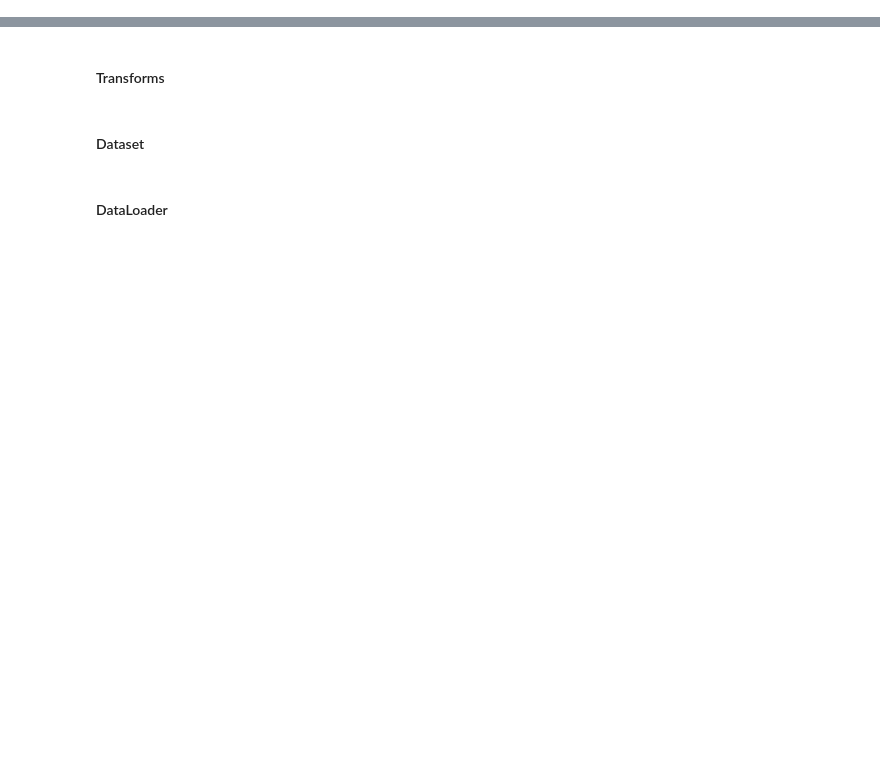
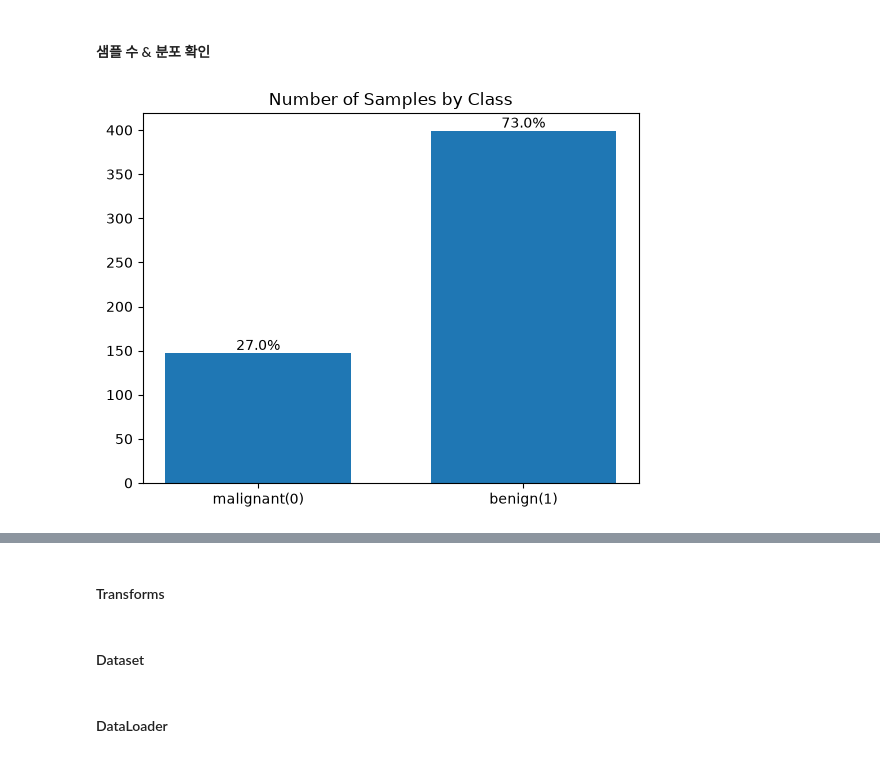
Before and after one commit to leejsya/BreastMNIST, a Jupyter notebook: BreastMNIST_Classification.ipynb, the cells around one changed output, grey strips where cells are left out. Cells and saved outputs as stored; diff of their text form; code cells hidden in the pictures; blank space fills up the shorter version.

```diff
--- a/BreastMNIST_Classification.ipynb
+++ b/BreastMNIST_Classification.ipynb
@@ -47,0 +119,15 @@ mean:0.328, std:0.219
+# %% [markdown]
+#### 샘플 수 & 분포 확인
+# %%
+# 라벨별 샘플 수 확인
+bar1 = plt.bar(['malignant(0)', 'benign(1)'], [len(idx_0), len(idx_1)], width=0.7)
+ratio_0 = round(len(idx_0)/(len(idx_0)+len(idx_1)), 2)
+ratio_1 = 1 - ratio_0
+plt.bar_label(
+    bar1,
+    labels=[f"{ratio_0*100}%", f"{ratio_1*100}%"]
+)
+plt.title("Number of Samples by Class")
+plt.show()
+# %% [output]
+[figure, added]
```
Also changed, not shown: parts of 54 cells of this notebook.
